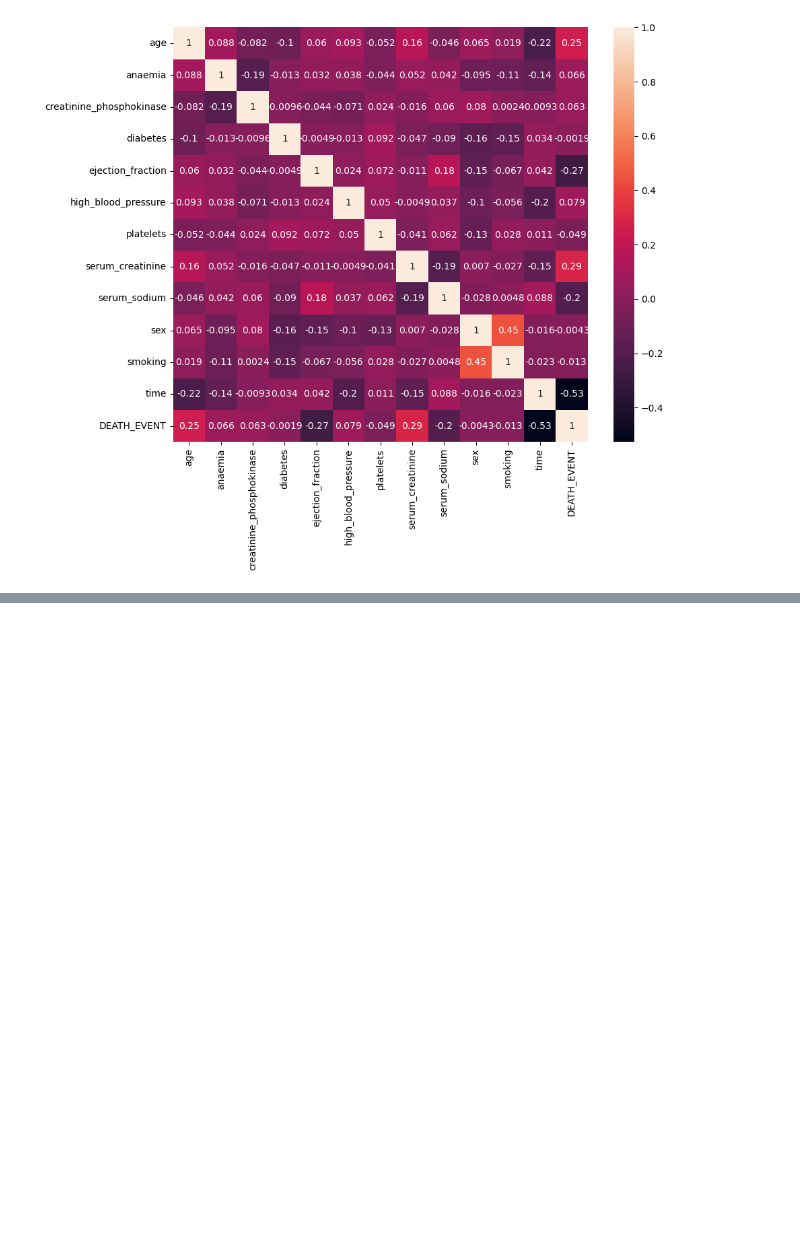
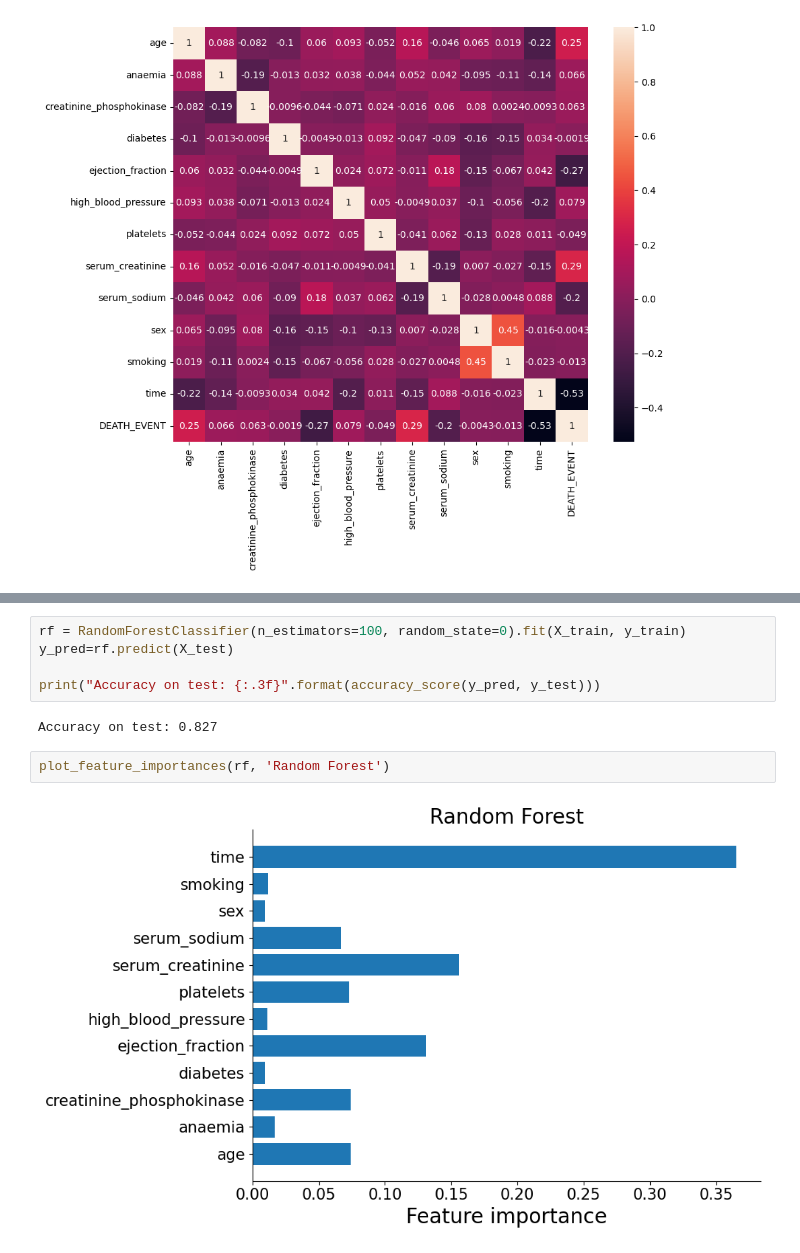
Before and after one commit to mateo-st/ML_UM, a Jupyter notebook: 3º Lab/LAB3 - Mordetzki, Stipanicic.ipynb, the cells around one changed output, grey strips where cells are left out. Drawn from its saved outputs; the diff is of its cells as text; blank space fills up the shorter version.

```diff
--- a/3º Lab/LAB3 - Mordetzki, Stipanicic.ipynb
+++ b/3º Lab/LAB3 - Mordetzki, Stipanicic.ipynb
@@ -135,0 +256,11 @@ plt.show()
+# %%
+rf = RandomForestClassifier(n_estimators=100, random_state=0).fit(X_train, y_train)
+y_pred=rf.predict(X_test)
+
+print("Accuracy on test: {:.3f}".format(accuracy_score(y_pred, y_test)))
+# %% [output]
+Accuracy on test: 0.827
+# %%
+plot_feature_importances(rf, 'Random Forest')
+# %% [output]
+[figure, added]
```
Also changed, not shown: parts of 16 cells of this notebook, 3 other files.
